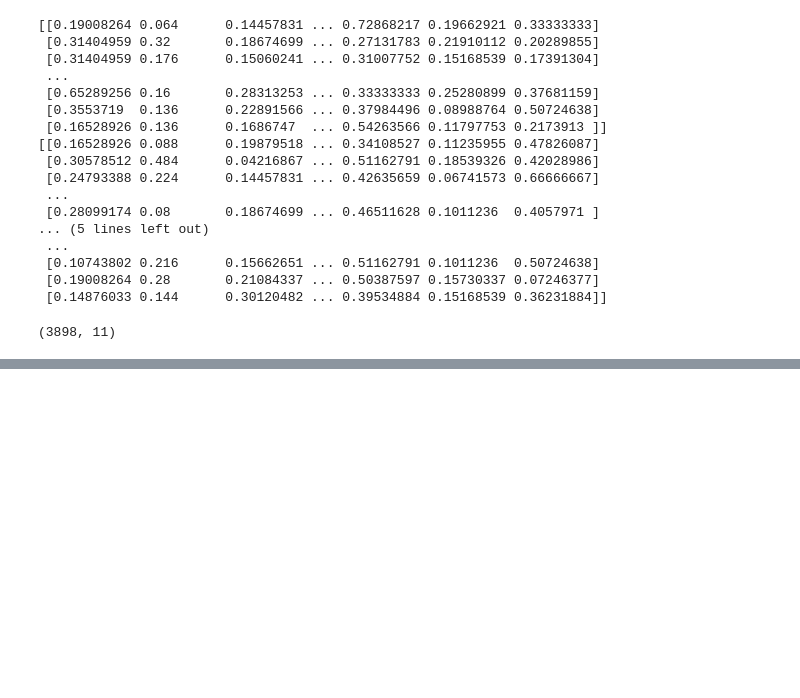
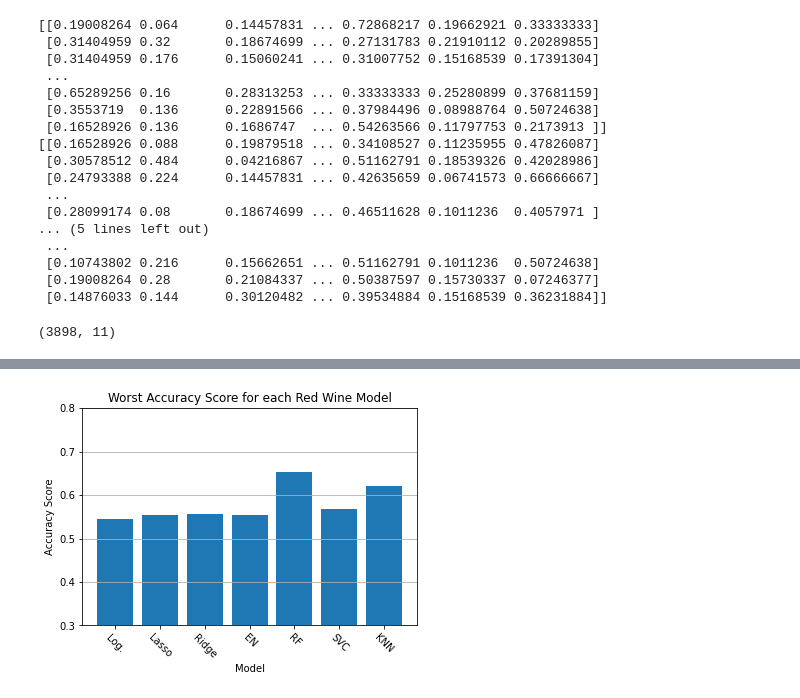
Before and after one commit to louishoe/wine-quaity, a Jupyter notebook: Data1030/Data1030-Project/src/wine-quality.ipynb, the cells around one changed output, grey strips where cells are left out. Cells and saved outputs as stored; diff of their text form; code cells hidden in the pictures; blank space fills up the shorter version.

```diff
--- a/Data1030/Data1030-Project/src/wine-quality.ipynb
+++ b/Data1030/Data1030-Project/src/wine-quality.ipynb
@@ -473,0 +433,5 @@ Xall_train_prep.shape
+# %%
+wy = wwine['quality']
+wX = wwine.loc[:, wwine.columns != 'quality']
+ry = rwine['quality']
+rX = rwine.loc[:, rwine.columns != 'quality']
@@ -473,0 +671,14 @@ Xall_train_prep.shape
+# %%
+r_min_scores = [min(score) for score in r_scores]
+
+plt.bar(labels, r_min_scores)
+plt.ylim([0.3,0.8])
+plt.xticks(rotation=-45)
+plt.grid(axis='y')
+plt.xlabel("Model")
+plt.ylabel("Accuracy Score")
+plt.title("Worst Accuracy Score for each Red Wine Model")
+plt.savefig('figures/worst_score_by_model.png', dpi=300, format='png')
+plt.show()
+# %% [output]
+[figure, added]
```
Also changed, not shown: parts of 43 cells of this notebook, 19 other files.
